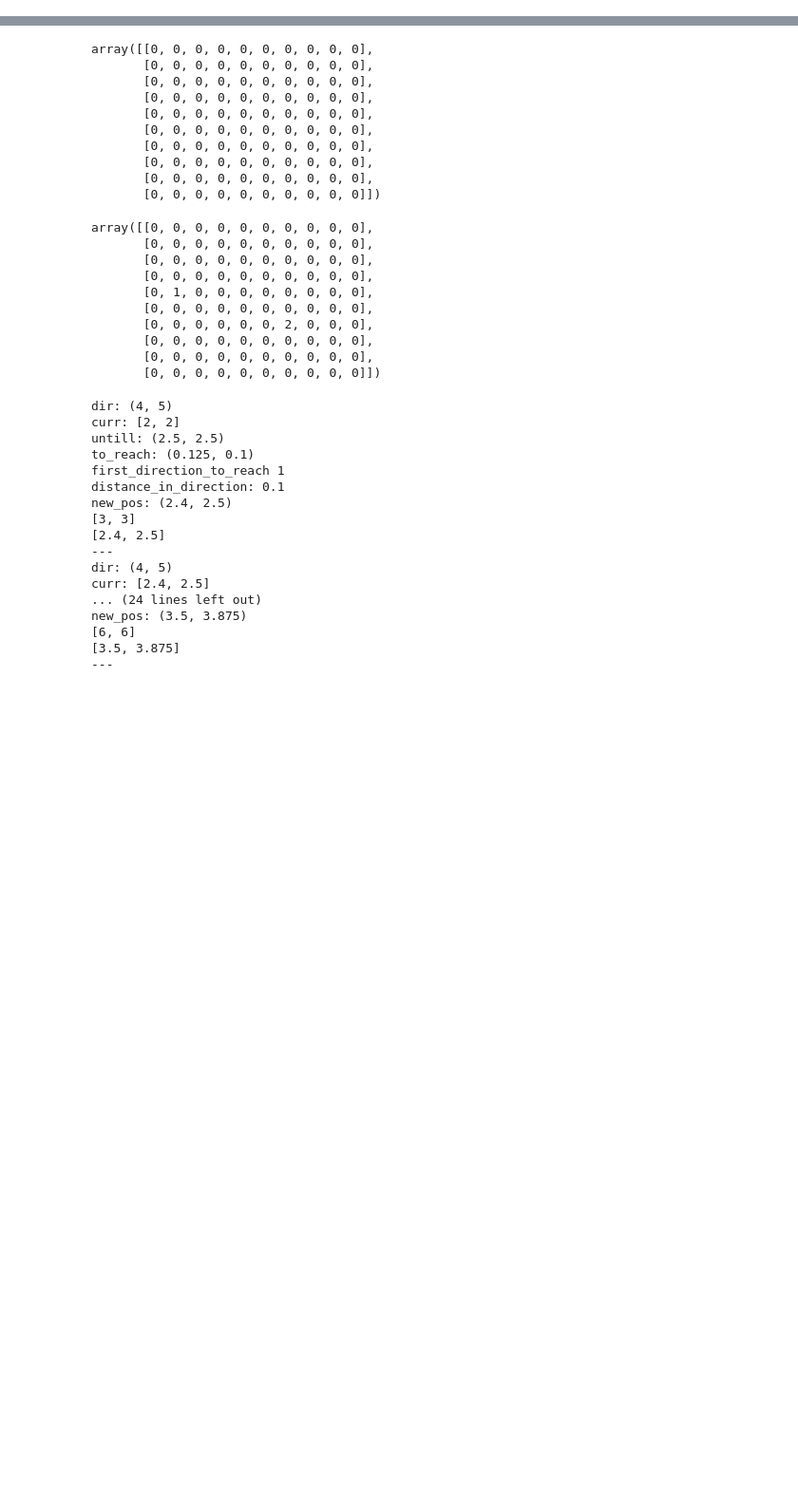
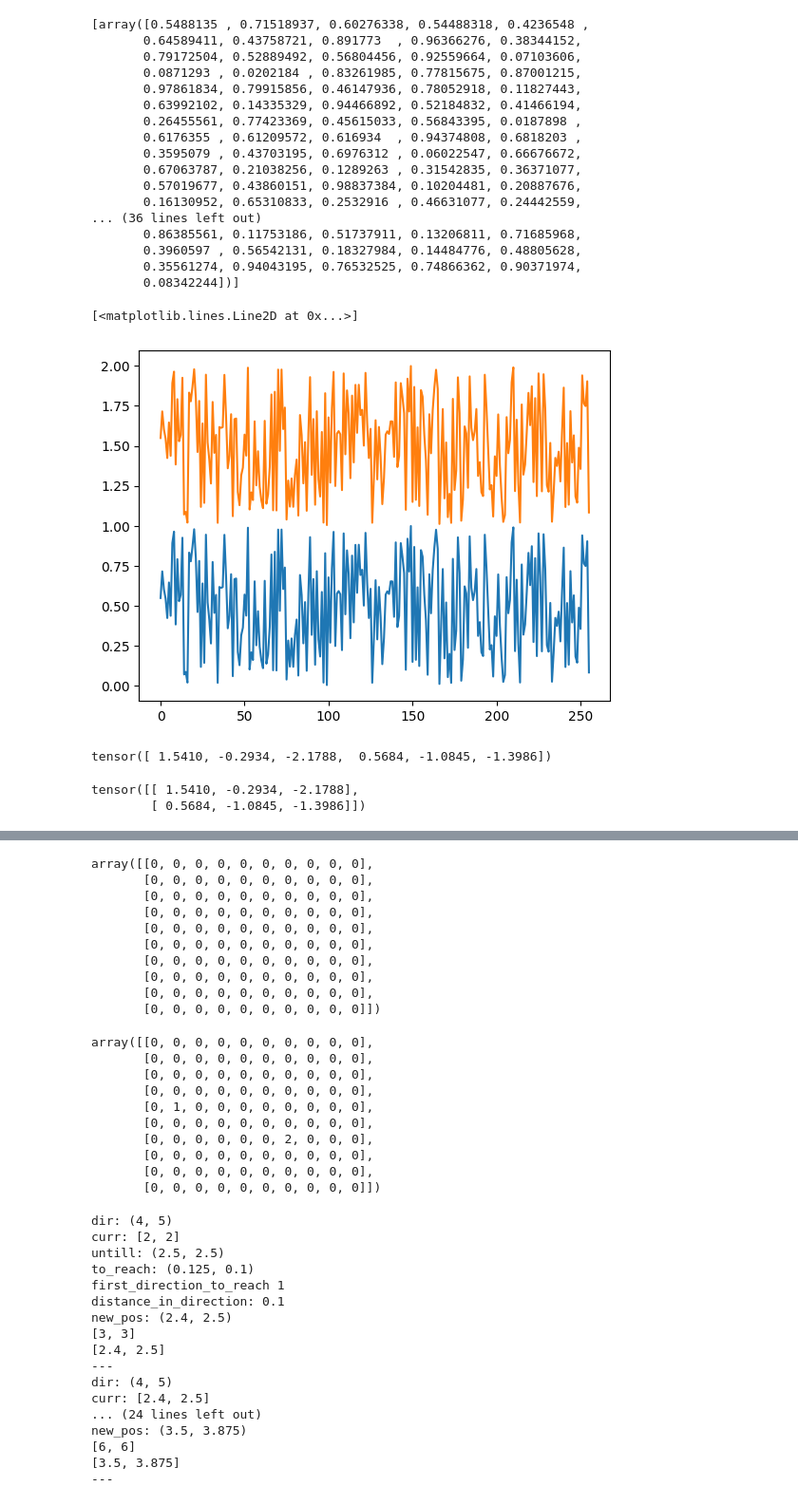
Before and after one commit to mnbvmnbv2/py-map, a Jupyter notebook: alt.ipynb, the cells around one changed output, grey strips where cells are left out. Shown: that part at 95% size. Drawn from its saved outputs; the diff is of its cells as text; code cells hidden in the pictures; blank space fills up the shorter version.

Commit message:
noise stuff in alt notebook

```diff
--- a/alt.ipynb
+++ b/alt.ipynb
@@ -4,0 +17,47 @@ import matplotlib.pyplot as plt
+# %%
+def noise_two(length, alpha, beta, seed):
+    np.random.seed(seed)
+    vals = []
+    for i in range(0, alpha):
+        noise = np.random.uniform(0, 1/(2**(alpha-i-1)), length//(2**i))
+        vals.append(noise)
+    return vals
+vals = noise_two(2**8, 1, 0.1, 0)
+print(vals)
+# plot values
+for val in vals:
+    plt.plot(val)
+
+noise = np.sum(vals, axis=0)
+plt.plot(noise + 1)
+# %% [output]
+[array([0.5488135 , 0.71518937, 0.60276338, 0.54488318, 0.4236548 ,
+       0.64589411, 0.43758721, 0.891773  , 0.96366276, 0.38344152,
+       0.79172504, 0.52889492, 0.56804456, 0.92559664, 0.07103606,
+       0.0871293 , 0.0202184 , 0.83261985, 0.77815675, 0.87001215,
+       0.97861834, 0.79915856, 0.46147936, 0.78052918, 0.11827443,
+       0.63992102, 0.14335329, 0.94466892, 0.52184832, 0.41466194,
+       0.26455561, 0.77423369, 0.45615033, 0.56843395, 0.0187898 ,
+       0.6176355 , 0.61209572, 0.616934  , 0.94374808, 0.6818203 ,
+       0.3595079 , 0.43703195, 0.6976312 , 0.06022547, 0.66676672,
+       0.67063787, 0.21038256, 0.1289263 , 0.31542835, 0.36371077,
+       0.57019677, 0.43860151, 0.98837384, 0.10204481, 0.20887676,
+       0.16130952, 0.65310833, 0.2532916 , 0.46631077, 0.24442559,
+... (36 lines left out)
+       0.86385561, 0.11753186, 0.51737911, 0.13206811, 0.71685968,
+       0.3960597 , 0.56542131, 0.18327984, 0.14484776, 0.48805628,
+       0.35561274, 0.94043195, 0.76532525, 0.74866362, 0.90371974,
+       0.08342244])]
+[<matplotlib.lines.Line2D at 0x...>]
+[figure, added]
+# %%
+torch.manual_seed(0)
+torch.normal(0, 1, size=(6,))
+# %% [output]
+tensor([ 1.5410, -0.2934, -2.1788,  0.5684, -1.0845, -1.3986])
+# %%
+torch.manual_seed(0)
+torch.normal(0, 1, size=(2,3))
+# %% [output]
+tensor([[ 1.5410, -0.2934, -2.1788],
+        [ 0.5684, -1.0845, -1.3986]])
```
Also changed, not shown: parts of 5 cells of this notebook.
